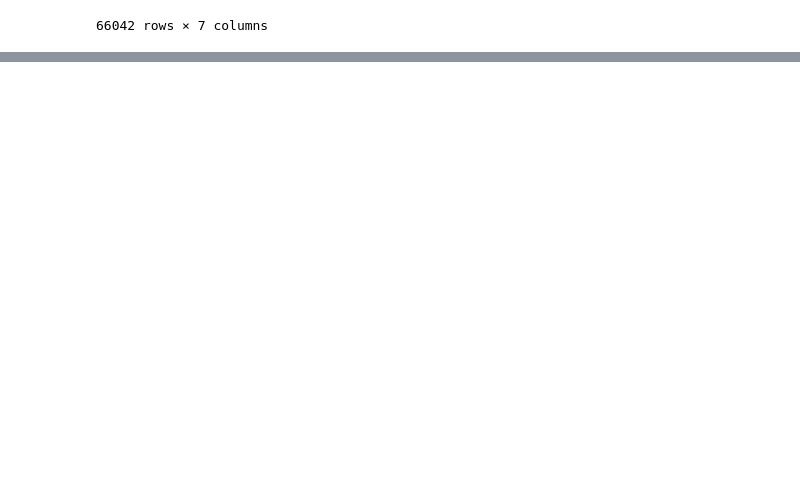
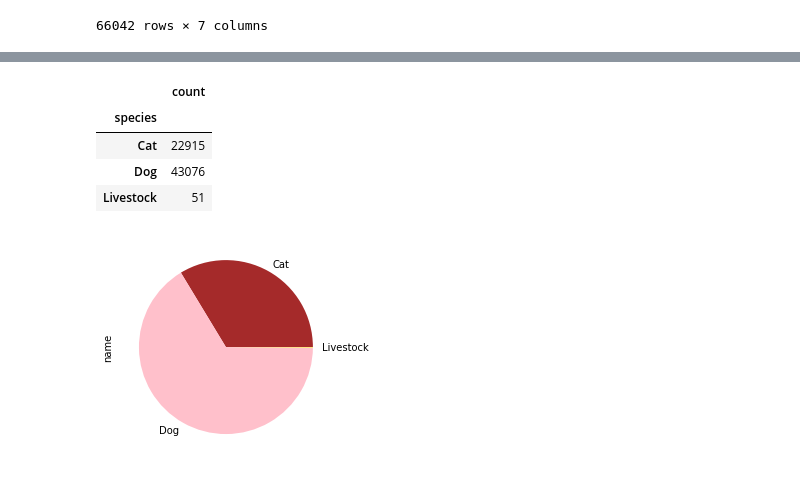
Before and after one commit to StephYa7/Pandas, a Jupyter notebook: Practic 12.ipynb, the cells around one changed output, grey strips where cells are left out. Cells and saved outputs as stored; diff of their text form; code cells hidden in the pictures; blank space fills up the shorter version.

```diff
--- a/Practic 12.ipynb
+++ b/Practic 12.ipynb
@@ -17,5 +21,6 @@ data
 | 66041 | Aku | 2016-12-07T00:00:00.000 | NaN | Chihuahua, Short Coat | Terrier | Dog | 98106 |
 66042 rows × 7 columns
 # %%
-data.groupby(['species'])['primary_breed'].count()
+data.drop(['license_number','zip_code'], axis = 1 , inplace = True)
+data
 # %% [output]
@@ -27,3 +40,4 @@ Name: primary_breed, dtype: int64
 # %%
-data.groupby(['primary_breed'])['license_issue_date'].count()
+data_d = data.drop(['secondary_breed','primary_breed'], axis = 1)
+data_d
 # %% [output]
@@ -42,0 +57,3 @@ Name: license_issue_date, Length: 323, dtype: int64
+# %%
+data_d.rename(columns={'animal_s_name':'name','license_issue_date':'date'},inplace=True)
+data_d
@@ -42,0 +74,4 @@ Name: license_issue_date, Length: 323, dtype: int64
+# %%
+data_d['date'] = pd.to_datetime(data_d['date'], format="%Y/%m/%d")
+# data_d = data_d.sort_values('date')
+data_d
@@ -42,0 +92,15 @@ Name: license_issue_date, Length: 323, dtype: int64
+# %%
+data_dc = data_d.groupby(['species'],).count()
+
+
+colors = ['brown', 'pink', 'yellow']
+data_dc['name'].plot(kind='pie',colors=colors)
+data_dc.drop(['name'],axis=1,inplace = True)
+data_dc.rename(columns={'date':'count'})
+# %% [output]
+|  | count |
+| species |  |
+| Cat | 22915 |
+| Dog | 43076 |
+| Livestock | 51 |
+[figure, added]
```
Also changed, not shown: parts of 17 cells of this notebook, 1 other file.
